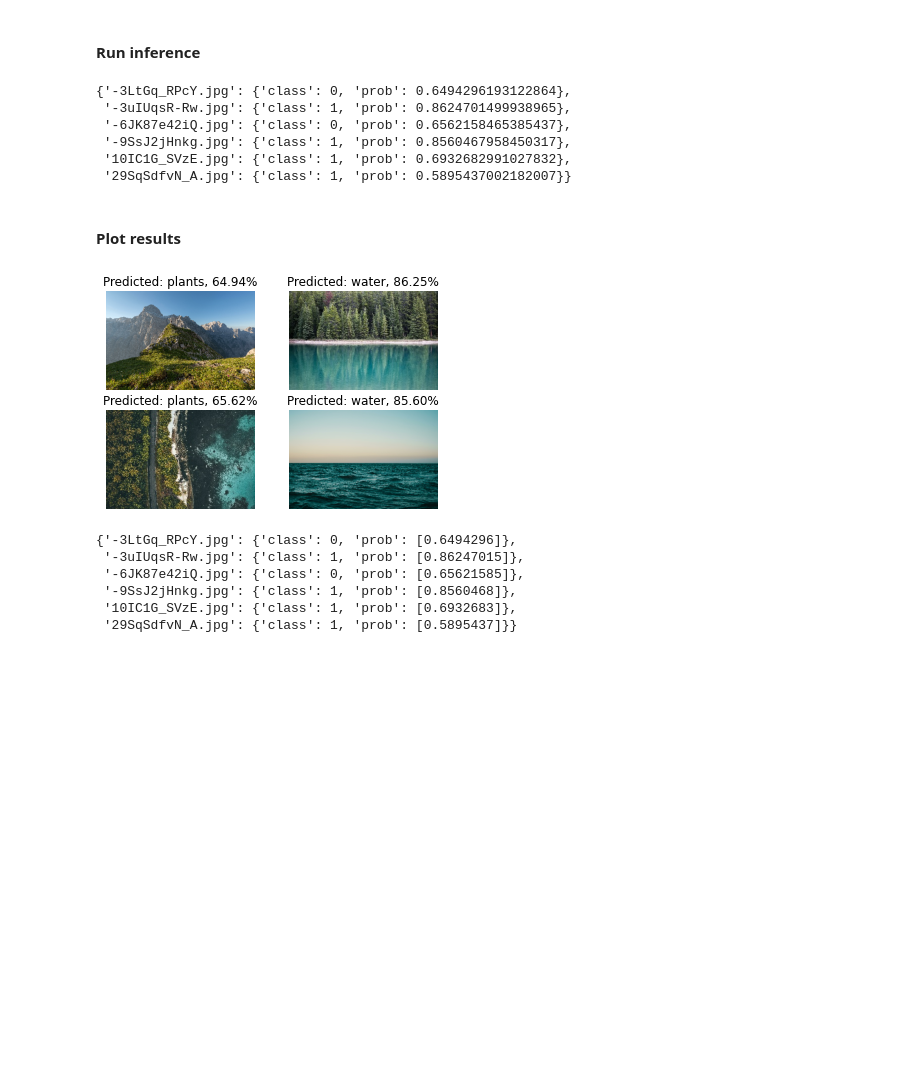
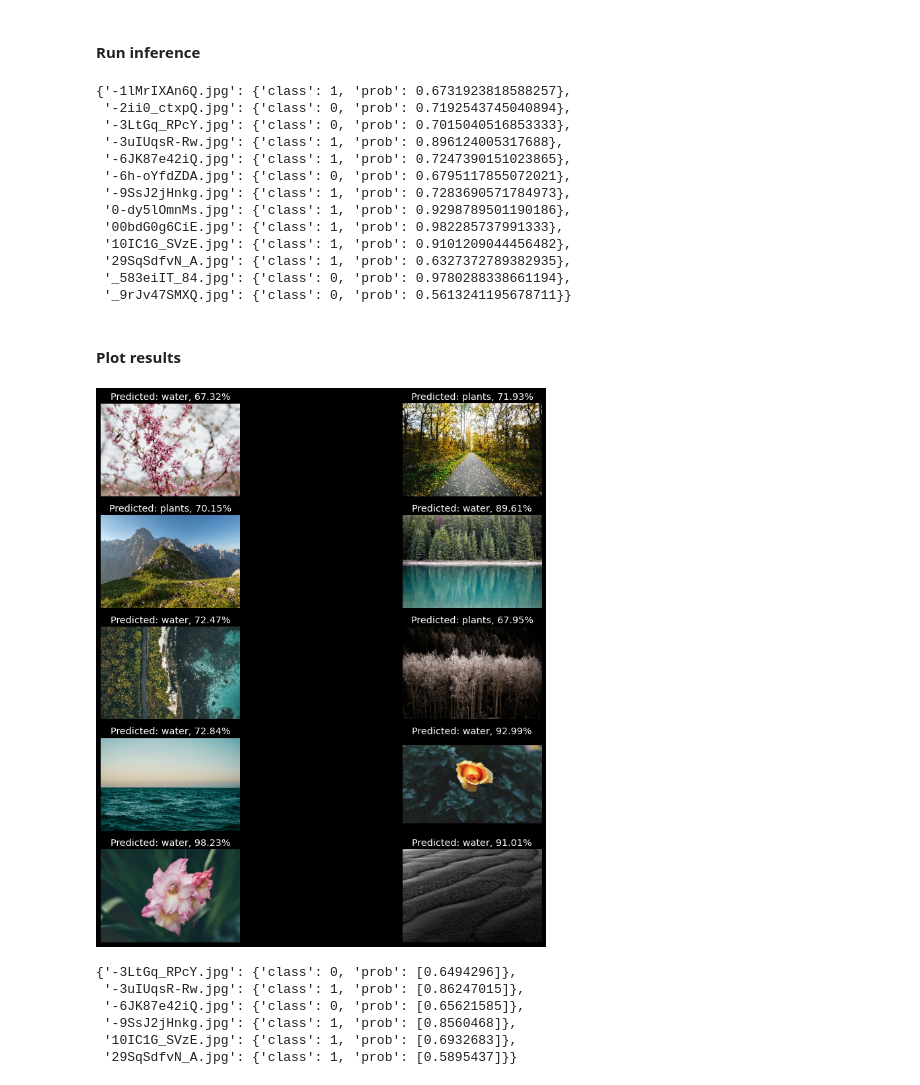
Before and after one commit to sniafas/plants-water, a Jupyter notebook: source/plants-water-train.ipynb, the cells around one changed output. Drawn from its saved outputs; the diff is of its cells as text; code cells hidden in the pictures; blank space fills up the shorter version.

Commit message:
[fix]: tuned model

```diff
--- a/source/plants-water-train.ipynb
+++ b/source/plants-water-train.ipynb
@@ -258,13 +259,14 @@ def get_trees_water_model(image_size):
 # %% [markdown]
 ### Gradient Tape
 # %%
-optimizer = get_optimizer(0.001, 'adam')
+optimizer = get_optimizer(0.0001, 'adam')
 results = defaultdict(list)
-epochs = 15
+epochs = 300
 
 # Get losses and metrics
 loss_fn, train_loss, train_accuracy, valid_loss, valid_accuracy, precision, recall, auc, train_f1, valid_f1 = losses_and_metrics(2)
 model = get_trees_water_model([200,300,3])
+#model = get_simple_model([200,300,3])
 
 @tf.function
 def training_graph(x, y, training):
@@ -320,7 +322,7 @@ for epoch in range(1, epochs+1):
         training_graph(x, y, False)
 
     # Print epoch status
-    if epoch % 1 == 0:
+    if epoch % 10 == 0:
 
         train_status_msg = "Training Loss: {:.3f}, Acc: {:.2f}%, f1: {:.3f} | Validation Loss: {:.3f}, Acc: {:.2f}%, f1: {:.3f}\n"
 
@@ -403,11 +408,12 @@ plot_training(results, epochs)
 # %%
 model = get_trees_water_model([200,300,3])
-optimizer = get_optimizer(0.001, 'adam')
+optimizer = get_optimizer(0.0001, 'adam')
 model.compile(optimizer=optimizer, loss='categorical_crossentropy',
               metrics=[tfa.metrics.F1Score(num_classes=2, average='macro'), 'acc'])
 
 results = model.fit(train_ds,
                     validation_data=valid_ds,
-                    epochs=15,
-                    verbose=2)
+                    epochs=200,
+                    verbose=2,
+                   callbacks=EarlyStopping(monitor='val_loss', patience=4))
 # %% [output]
@@ -514,7 +520,7 @@ from tensorflow.keras.models import load_model
 # %% [markdown]
 ### Load test folder and create a pipeline
 # %%
-test_dir = '../../../dataset/plant-water/test'
+test_dir = '../dataset/test'
 # %%
 inference_ds = tf.data.Dataset.list_files(test_dir + '/*', shuffle=False)# get the count of image files in the train directory
 # %% [markdown]
@@ -540,7 +546,7 @@ infer_images = inference_ds.map(process_path)
 # %% [markdown]
 #### Load trained model
 # %%
-trained_model = load_model('plant-water-model.h5',compile=False)
+trained_model = load_model('model/plant-water-model.h5',compile=False)
 # %% [markdown]
 #### Run inference
 # %%
@@ -556,25 +562,33 @@ for infer_img, img_name in infer_images:
 # %%
 results
 # %% [output]
-{'-3LtGq_RPcY.jpg': {'class': 0, 'prob': 0.6494296193122864},
- '-3uIUqsR-Rw.jpg': {'class': 1, 'prob': 0.8624701499938965},
- '-6JK87e42iQ.jpg': {'class': 0, 'prob': 0.6562158465385437},
- '-9SsJ2jHnkg.jpg': {'class': 1, 'prob': 0.8560467958450317},
- '10IC1G_SVzE.jpg': {'class': 1, 'prob': 0.6932682991027832},
- '29SqSdfvN_A.jpg': {'class': 1, 'prob': 0.5895437002182007}}
+{'-1lMrIXAn6Q.jpg': {'class': 1, 'prob': 0.6731923818588257},
+ '-2ii0_ctxpQ.jpg': {'class': 0, 'prob': 0.7192543745040894},
+ '-3LtGq_RPcY.jpg': {'class': 0, 'prob': 0.7015040516853333},
+ '-3uIUqsR-Rw.jpg': {'class': 1, 'prob': 0.896124005317688},
+ '-6JK87e42iQ.jpg': {'class': 1, 'prob': 0.7247390151023865},
+ '-6h-oYfdZDA.jpg': {'class': 0, 'prob': 0.6795117855072021},
+ '-9SsJ2jHnkg.jpg': {'class': 1, 'prob': 0.7283690571784973},
+ '0-dy5lOmnMs.jpg': {'class': 1, 'prob': 0.9298789501190186},
+ '00bdG0g6CiE.jpg': {'class': 1, 'prob': 0.982285737991333},
+ '10IC1G_SVzE.jpg': {'class': 1, 'prob': 0.9101209044456482},
+ '29SqSdfvN_A.jpg': {'class': 1, 'prob': 0.6327372789382935},
+ '_583eiIT_84.jpg': {'class': 0, 'prob': 0.9780288338661194},
+ '_9rJv47SMXQ.jpg': {'class': 0, 'prob': 0.5613241195678711}}
 # %% [markdown]
 #### Plot results
 # %%
-for i, (infer_img, img_name) in enumerate(infer_images.take(4)):
-    ax = plt.subplot(2, 2, i + 1)
+plt.figure(figsize=(15, 15))
+for i, (infer_img, img_name) in enumerate(infer_images.take(10)):
+    ax = plt.subplot(5, 2, i + 1)
     plt.imshow(infer_img.numpy()/255)
 
     # Find the predicted class from predictions
     m = "Predicted: {}, {:.2f}%".format(class_names[inference_predicted_class[i]], inference_predictions[i]*100)
     plt.title(m)
     plt.axis("off")
 # %% [output]
-[figure, old version]
+[figure, new version]
 # %%
 import json
 # %%
```
Also changed, not shown: parts of 16 cells of this notebook, 1 other file.
